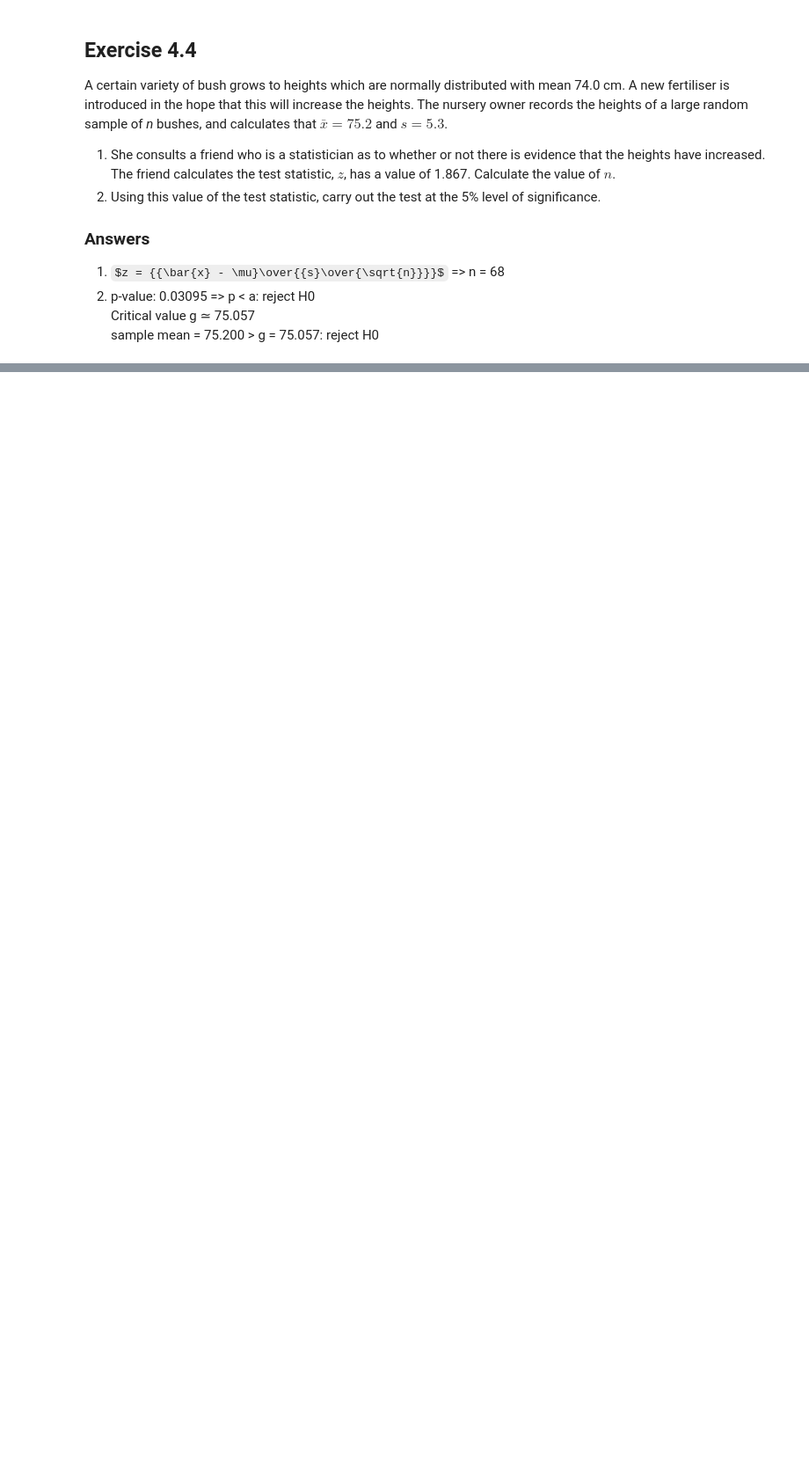
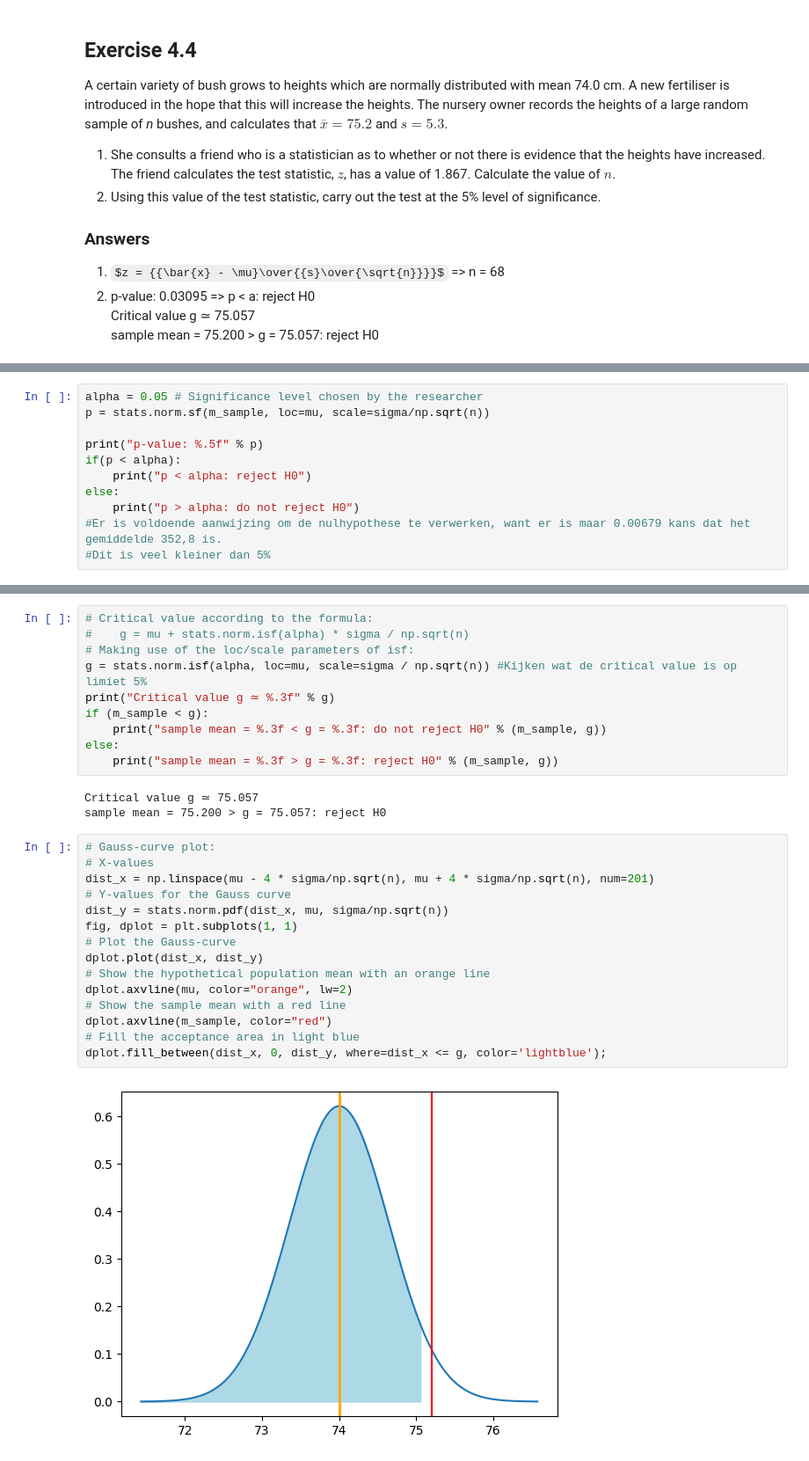
Before and after one commit to JelleLeus1996/data_science, a Jupyter notebook: 3-central-limit-testing/lab-3.04-hypothesis-testing.ipynb, the cells around one changed output, grey strips where cells are left out. Shown at 88% size. Saved outputs shown, nothing was run; the diff lists cells and outputs as text; some formulas as TeX source; blank space fills up the shorter version.

```diff
--- a/3-central-limit-testing/lab-3.04-hypothesis-testing.ipynb
+++ b/3-central-limit-testing/lab-3.04-hypothesis-testing.ipynb
@@ -233,0 +310,11 @@ sample mean = 75.200 > g = 75.057: reject H0
+# %%
+alpha = 0.05 # Significance level chosen by the researcher
+p = stats.norm.sf(m_sample, loc=mu, scale=sigma/np.sqrt(n))
+
+print("p-value: %.5f" % p)
+if(p < alpha):
+    print("p < alpha: reject H0")
+else:
+    print("p > alpha: do not reject H0")
+#Er is voldoende aanwijzing om de nulhypothese te verwerken, want er is maar 0.00679 kans dat het gemiddelde 352,8 is.
+#Dit is veel kleiner dan 5%
@@ -233,0 +324,30 @@ sample mean = 75.200 > g = 75.057: reject H0
+# %%
+# Critical value according to the formula:
+#    g = mu + stats.norm.isf(alpha) * sigma / np.sqrt(n)
+# Making use of the loc/scale parameters of isf:
+g = stats.norm.isf(alpha, loc=mu, scale=sigma / np.sqrt(n)) #Kijken wat de critical value is op limiet 5%
+print("Critical value g ≃ %.3f" % g)
+if (m_sample < g):
+    print("sample mean = %.3f < g = %.3f: do not reject H0" % (m_sample, g))
+else:
+    print("sample mean = %.3f > g = %.3f: reject H0" % (m_sample, g))
+# %% [output]
+Critical value g ≃ 75.057
+sample mean = 75.200 > g = 75.057: reject H0
+# %%
+# Gauss-curve plot:
+# X-values
+dist_x = np.linspace(mu - 4 * sigma/np.sqrt(n), mu + 4 * sigma/np.sqrt(n), num=201)
+# Y-values for the Gauss curve
+dist_y = stats.norm.pdf(dist_x, mu, sigma/np.sqrt(n))
+fig, dplot = plt.subplots(1, 1)
+# Plot the Gauss-curve
+dplot.plot(dist_x, dist_y)
+# Show the hypothetical population mean with an orange line
+dplot.axvline(mu, color="orange", lw=2)
+# Show the sample mean with a red line
+dplot.axvline(m_sample, color="red")
+# Fill the acceptance area in light blue
+dplot.fill_between(dist_x, 0, dist_y, where=dist_x <= g, color='lightblue');
+# %% [output]
+[figure, added]
```
Also changed, not shown: parts of 34 cells of this notebook, 1 other file.
